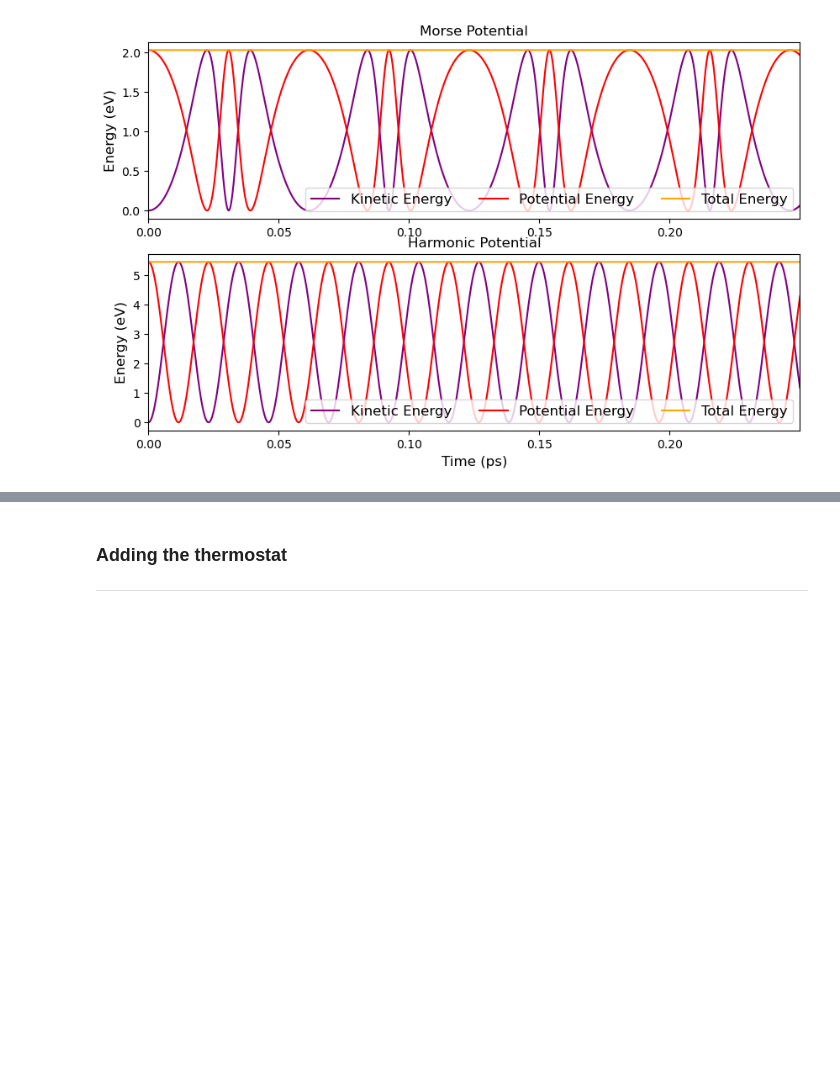
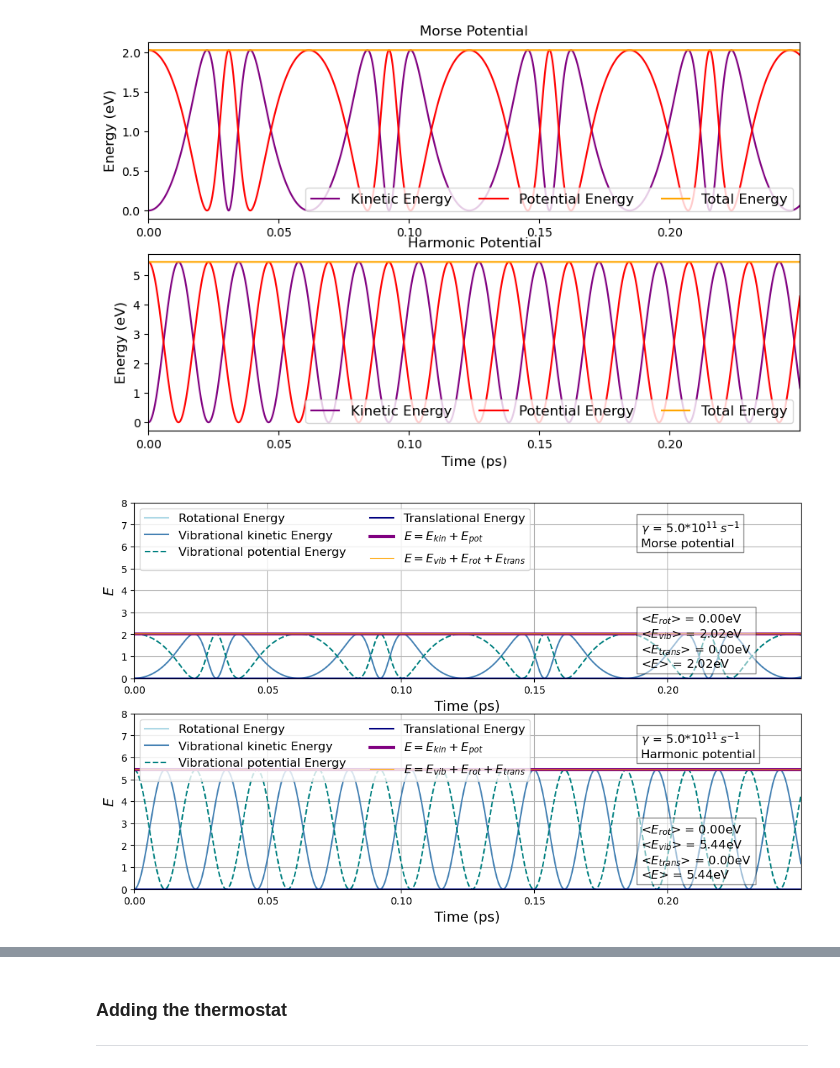
Before and after one commit to JeanCHDJdev/md-langevin, a Jupyter notebook: nb/simulation.ipynb, the cells around one changed output, grey strips where cells are left out. Saved outputs shown, nothing was run; the diff lists cells and outputs as text; code cells hidden in the pictures; blank space fills up the shorter version.

Commit message:
added temperature handling for non-thermostat case, new plot

```diff
--- a/nb/simulation.ipynb
+++ b/nb/simulation.ipynb
@@ -40,6 +40,7 @@ plt.savefig(fs.get_media_dir() / 'morse_vs_harmonic_potential.png', dpi=300)
 ## 3D molecular dynamics with no thermostat
 ------------------------------------------
 # %%
+overwrite = False
 ## Comparing with no thermostat the energies and temperature evolution with a harmonic potential vs Morse potential
 for potential_type in ['morse', 'harmonic']:
     T = None # no thermostat
@@ -86,3 +87,69 @@ plt.savefig(fs.get_media_dir() / 'energies_comparison_morse_harmonic.png', dpi=3
 Simulation with morse potential loaded from /mnt/c/Cours CS/msn/md-langevin/simulations/mode_langevin_pot_morse_gamma_500e9_TNone_seed_5_dt1.0e-16_r_init_1.875A.npz
 Simulation with harmonic potential loaded from /mnt/c/Cours CS/msn/md-langevin/simulations/mode_langevin_pot_harmonic_gamma_500e9_TNone_seed_5_dt1.0e-16_r_init_1.875A.npz
 [figure]
+# %%
+fig, axs = plt.subplots(nrows=2, figsize=(12, 7))
+for ax, potential_type in zip(axs, ['morse', 'harmonic']):
+    filename = fs.get_simulations_dir() / f'mode_{mode}_pot_{potential_type}_gamma_{int(gamma/1e9)}e9_T{T}_seed_{seed}_dt{dt*1e16}e-16_r_init_{r_init}A.npz'
+    sim, data = lg.Langevin3D.load_from_file(filename)
+
+    time_ps = data['time'] * 1e12
+    kinetic_e_H = data['kinetic_energy_H']
+    kinetic_e_Cl = data['kinetic_energy_Cl']
+    potential_e = data['potential_energy']
+    kinetic_e = kinetic_e_H + kinetic_e_Cl
+    mec_e = kinetic_e + potential_e
+
+    time = data['time']
+    time_ps = time * 1e12
+    kinetic_e = data['kinetic_energy_H'] + data['kinetic_energy_Cl']
+    potential_e = data['potential_energy']
+    rotation_energy = sim.rotation_energy(
+        data['r_H'], data['r_Cl'], data['v_H'], data['v_Cl']
+    )
+    translation_energy = sim.translation_energy(
+        data['r_H'], data['r_Cl'], data['v_H'], data['v_Cl']
+    )
+    vibration_kin_energy = sim.vibration_energy(
+        data['r_H'], data['r_Cl'], data['v_H'], data['v_Cl']
+    )
+    vibration_pot_energy = potential_e
+    vibration_energy = vibration_kin_energy + vibration_pot_energy
+    modes_e = rotation_energy + vibration_energy + translation_energy
+    mec_e = kinetic_e + potential_e
+    norm = sim.k_B * sim.temperature(energy=mec_e, temp_window=10)
+
+    ax.plot(time_ps, rotation_energy, label='Rotational Energy', color='lightblue')
+    ax.plot(time_ps, vibration_kin_energy, label='Vibrational kinetic Energy', color='steelblue')
+    ax.plot(time_ps, potential_e, label='Vibrational potential Energy', color='teal', linestyle='--')
+    ax.plot(time_ps, translation_energy, label='Translational Energy', color='navy')
+    ax.plot(time_ps, mec_e, label=r'$E=E_{kin} + E_{pot}$', color='purple', linewidth=3)
+    ax.plot(time_ps, modes_e, label=r'$E=E_{vib}+E_{rot}+E_{trans}$', linestyle='-', color='orange', linewidth=0.8)
+
+    ax.text(
+        0.19 * time_ps[-1],
+        6,
+        f'$\gamma$ = {gamma/1e11:.1f}*$10^{{11}}\;s^{{-1}}$\n' f'{potential_type.capitalize()} potential',
+        bbox=dict(facecolor='white', alpha=0.5),
+        fontsize=12
+        )
+    ax.text(
+        0.19 * time_ps[-1],
+        0.5,
+        f'<$E_{{rot}}$> = {np.mean(rotation_energy):.2f}eV\n' +
+        f'<$E_{{vib}}$> = {np.mean(vibration_energy):.2f}eV\n' +
+        f'<$E_{{trans}}$> = {np.mean(translation_energy):.2f}eV\n' +
+        f'<$E$> = {np.mean(modes_e):.2f}eV',
+        bbox=dict(facecolor='white', alpha=0.5),
+        fontsize=12
+        )
+
+    ax.set_ylabel(r'$E$', fontsize=14)
+    ax.set_xlabel('Time (ps)', fontsize=14)
+    ax.set_xlim(0, 0.25*time_ps[-1])
+    ax.set_ylim(0, 8)
+    ax.legend(loc='upper left', fontsize=12, ncols=2)
+    ax.grid()
+plt.savefig(fs.get_media_dir() / 'energy_modes_decomposition_noT.png', dpi=300)
+# %% [output]
+[figure, added]
```
Also changed, not shown: parts of 1 cell of this notebook, 1 other file.
